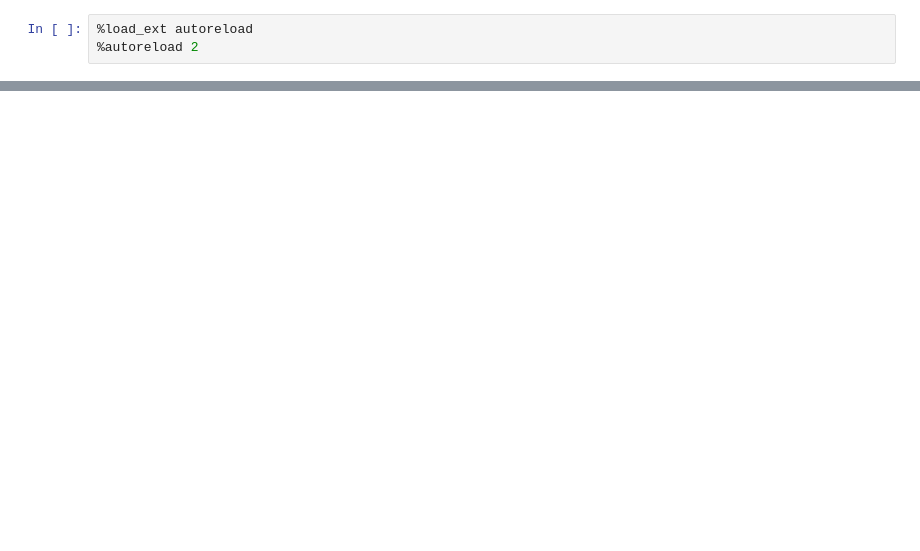
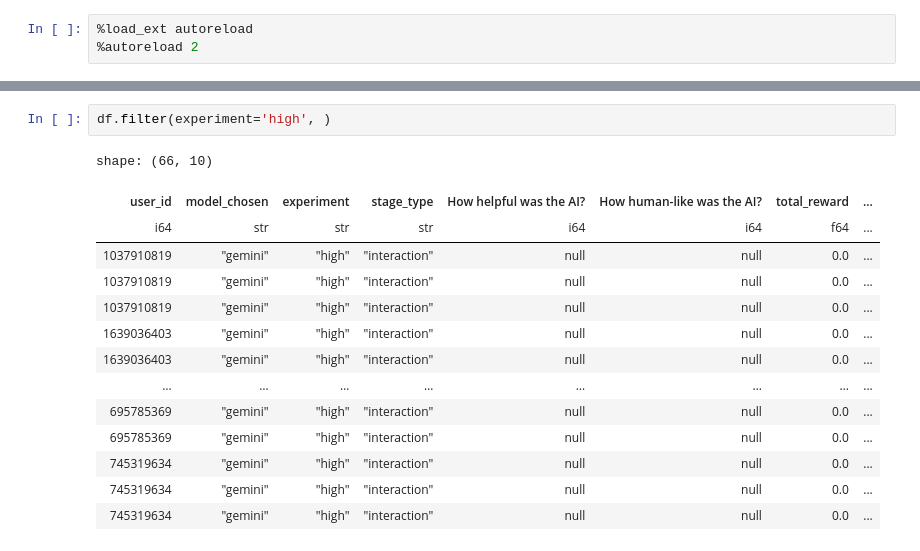
Before and after one commit to wcarvalho/nicewebrl-example-xland-LLM-assistant, a Jupyter notebook: data_analysis.ipynb, the cells around one changed output, grey strips where cells are left out. Saved outputs shown, nothing was run; the diff lists cells and outputs as text; blank space fills up the shorter version.

```diff
--- a/data_analysis.ipynb
+++ b/data_analysis.ipynb
@@ -359,0 +551,17 @@ plt.show()
+# %%
+df.filter(experiment='high', )
+# %% [output]
+shape: (66, 10)
+| user_id | model_chosen | experiment | stage_type | How helpful was the AI? | How human-like was the AI? | total_reward | ... |
+| i64 | str | str | str | i64 | i64 | f64 | ... |
+| 1037910819 | "gemini" | "high" | "interaction" | null | null | 0.0 | ... |
+| 1037910819 | "gemini" | "high" | "interaction" | null | null | 0.0 | ... |
+| 1037910819 | "gemini" | "high" | "interaction" | null | null | 0.0 | ... |
+| 1639036403 | "gemini" | "high" | "interaction" | null | null | 0.0 | ... |
+| 1639036403 | "gemini" | "high" | "interaction" | null | null | 0.0 | ... |
+| … | … | … | … | … | … | … | ... |
+| 695785369 | "gemini" | "high" | "interaction" | null | null | 0.0 | ... |
+| 695785369 | "gemini" | "high" | "interaction" | null | null | 0.0 | ... |
+| 745319634 | "gemini" | "high" | "interaction" | null | null | 0.0 | ... |
+| 745319634 | "gemini" | "high" | "interaction" | null | null | 0.0 | ... |
+| 745319634 | "gemini" | "high" | "interaction" | null | null | 0.0 | ... |
```
Also changed, not shown: parts of 12 cells of this notebook, 8 other files.
